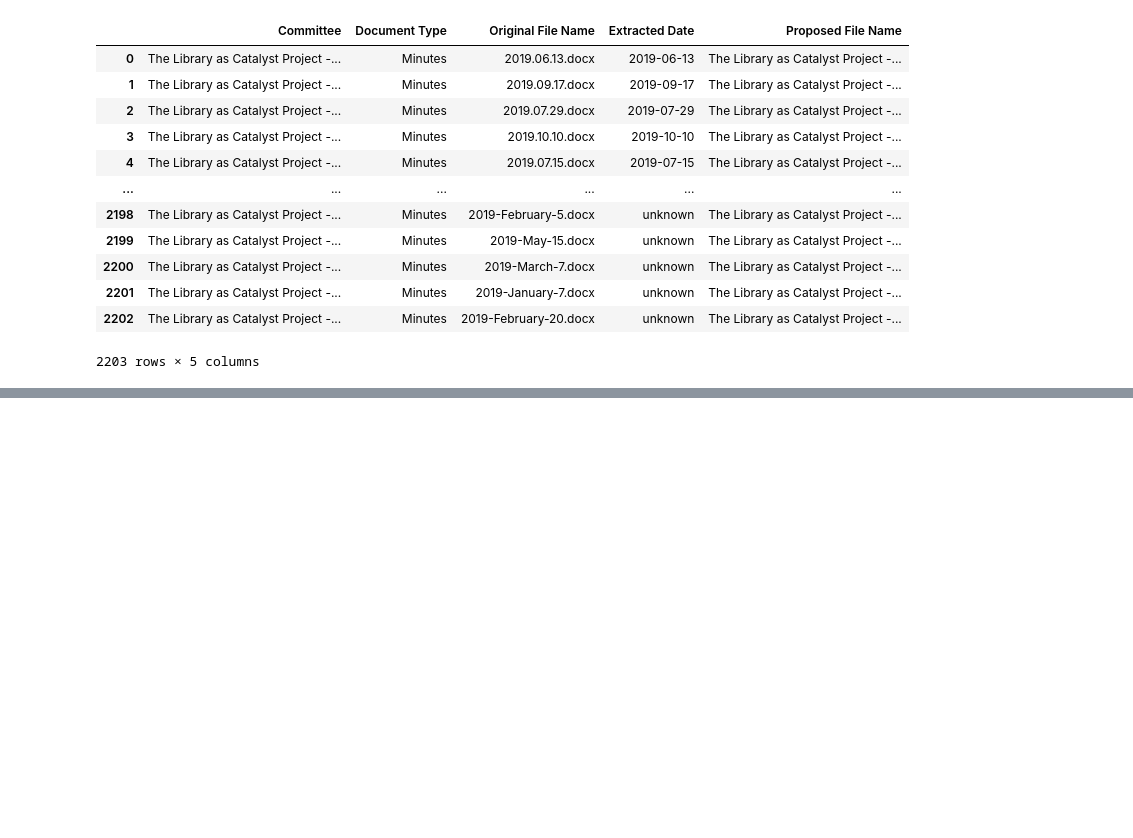
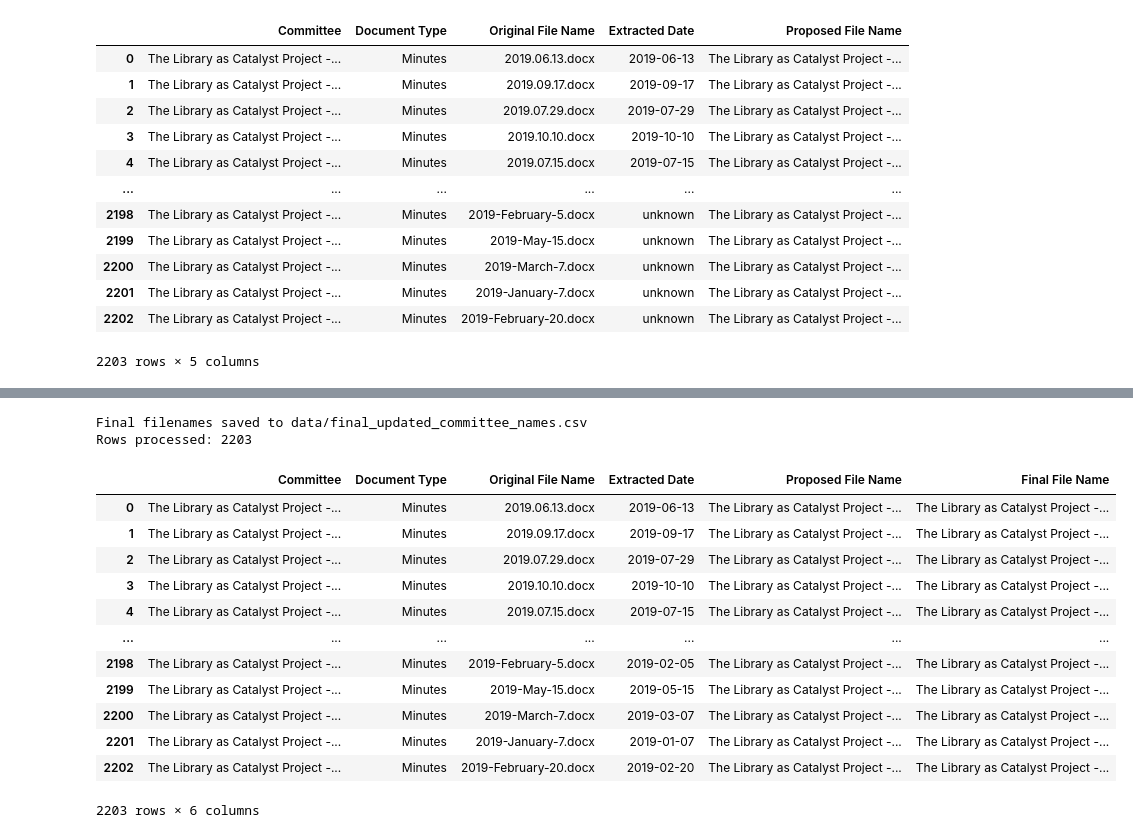
Before and after one commit to Jrutherford1/is547_project, a Jupyter notebook: is547_project.ipynb, the cells around one changed output, grey strips where cells are left out. Saved outputs shown, nothing was run; the diff lists cells and outputs as text; code cells hidden in the pictures; blank space fills up the shorter version.

Commit message:
final names output generated from new function "build_final_filenames".  It worked beautifully.  Now to add the function to write the names to all the files in the folders.

```diff
--- a/is547_project.ipynb
+++ b/is547_project.ipynb
@@ -184,3 +177,22 @@ File: ./data/Processed_Committees/Content Access Policy & Technology (CAPT)/Agen
 File: ./data/Processed_Committees/Content Access Policy & Technology (CAPT)/Agendas/2019-April-25.docx
 File: ./data/Processed_Committees/Content Access Policy & Technology (CAPT)/Agendas/2017_August_Agenda.pdf
 File: ./data/Processed_Committees/Content Access Policy & Technology (CAPT)/Agendas/2019-February-28.docx
+# %%
+from data_pipeline.file_naming import build_final_filenames
+build_final_filenames()
+# %% [output]
+Final filenames saved to data/final_updated_committee_names.csv
+Rows processed: 2203
+|  | Committee | Document Type | Original File Name | Extracted Date | Proposed File Name | Final File Name |
+| 0 | The Library as Catalyst Project -... | Minutes | 2019.06.13.docx | 2019-06-13 | The Library as Catalyst Project -... | The Library as Catalyst Project -... |
+| 1 | The Library as Catalyst Project -... | Minutes | 2019.09.17.docx | 2019-09-17 | The Library as Catalyst Project -... | The Library as Catalyst Project -... |
+| 2 | The Library as Catalyst Project -... | Minutes | 2019.07.29.docx | 2019-07-29 | The Library as Catalyst Project -... | The Library as Catalyst Project -... |
+| 3 | The Library as Catalyst Project -... | Minutes | 2019.10.10.docx | 2019-10-10 | The Library as Catalyst Project -... | The Library as Catalyst Project -... |
+| 4 | The Library as Catalyst Project -... | Minutes | 2019.07.15.docx | 2019-07-15 | The Library as Catalyst Project -... | The Library as Catalyst Project -... |
+| ... | ... | ... | ... | ... | ... | ... |
+| 2198 | The Library as Catalyst Project -... | Minutes | 2019-February-5.docx | 2019-02-05 | The Library as Catalyst Project -... | The Library as Catalyst Project -... |
+| 2199 | The Library as Catalyst Project -... | Minutes | 2019-May-15.docx | 2019-05-15 | The Library as Catalyst Project -... | The Library as Catalyst Project -... |
+| 2200 | The Library as Catalyst Project -... | Minutes | 2019-March-7.docx | 2019-03-07 | The Library as Catalyst Project -... | The Library as Catalyst Project -... |
+| 2201 | The Library as Catalyst Project -... | Minutes | 2019-January-7.docx | 2019-01-07 | The Library as Catalyst Project -... | The Library as Catalyst Project -... |
+| 2202 | The Library as Catalyst Project -... | Minutes | 2019-February-20.docx | 2019-02-20 | The Library as Catalyst Project -... | The Library as Catalyst Project -... |
+2203 rows × 6 columns
```
Also changed, not shown: parts of 4 cells of this notebook, 3 other files.
